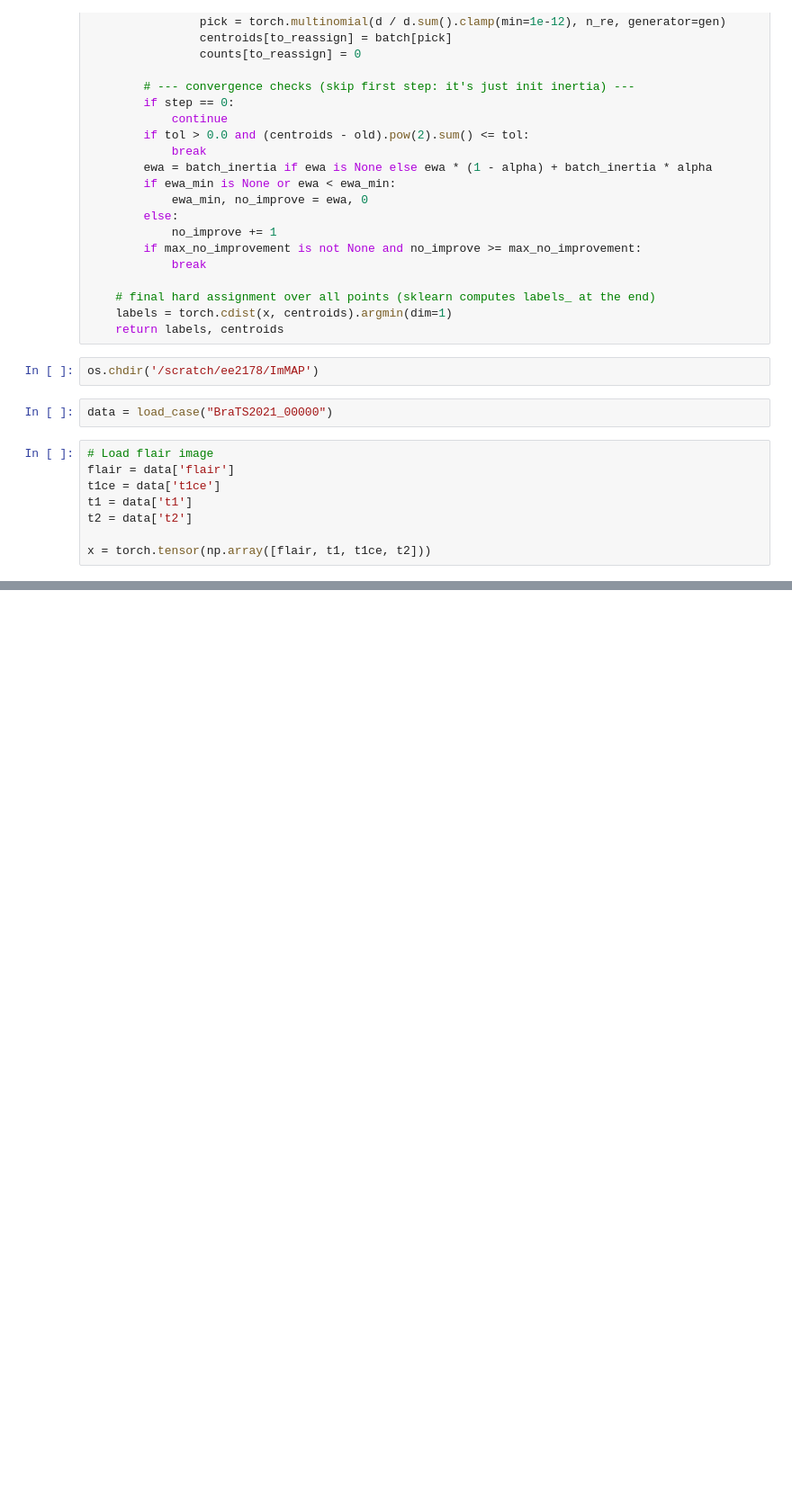
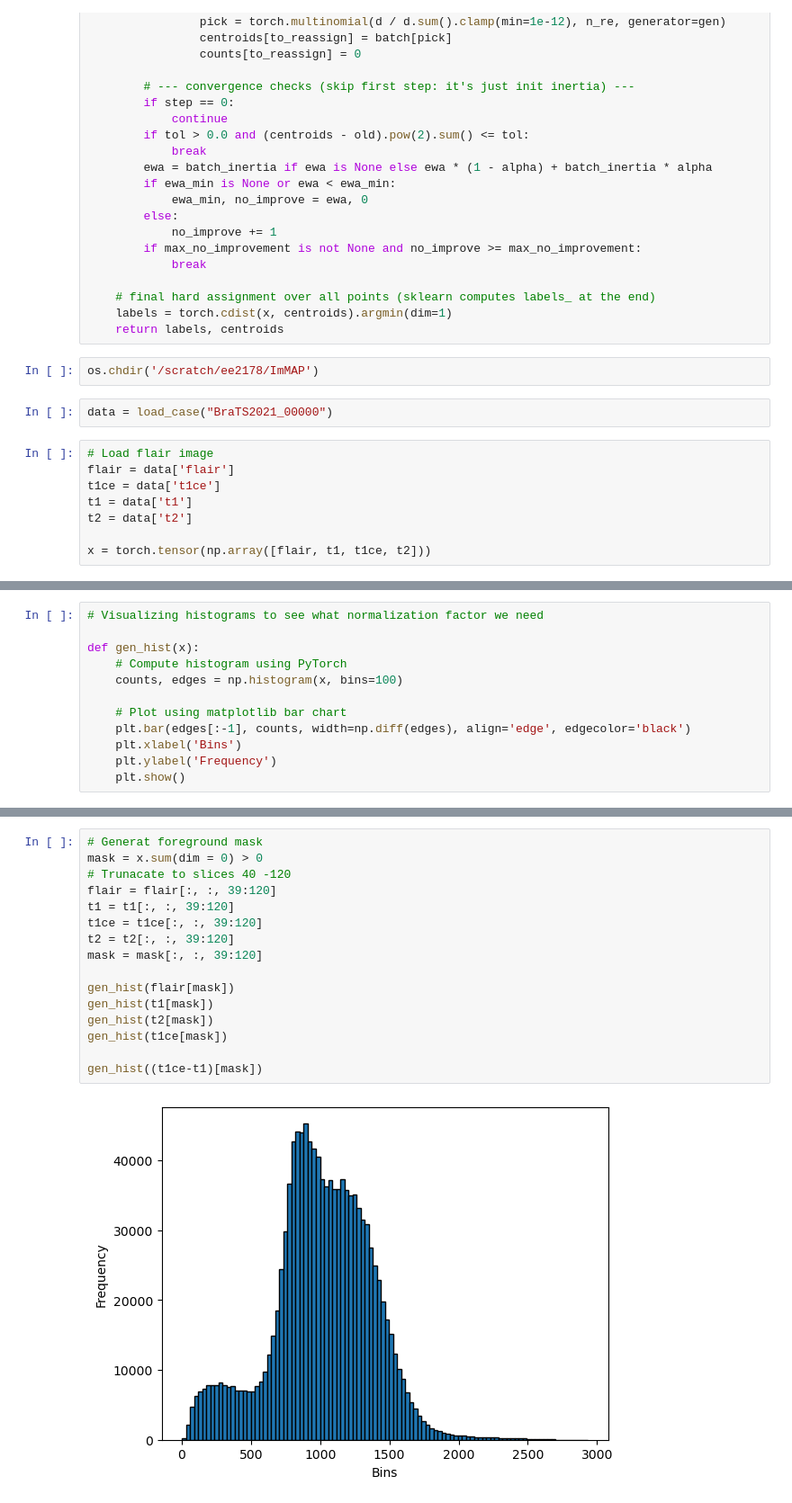
Before and after one commit to ee2178/ImMAP, a Jupyter notebook: notebooks/ccl.ipynb, the cells around one changed output, grey strips where cells are left out. Shown at 90% size. Saved outputs shown, nothing was run; the diff lists cells and outputs as text; blank space fills up the shorter version.

```diff
--- a/notebooks/ccl.ipynb
+++ b/notebooks/ccl.ipynb
@@ -359,0 +165,12 @@ plot_image(x_clustered, title = 'Constraint Map')
+# %%
+# Visualizing histograms to see what normalization factor we need
+
+def gen_hist(x):
+    # Compute histogram using PyTorch
+    counts, edges = np.histogram(x, bins=100)
+
+    # Plot using matplotlib bar chart
+    plt.bar(edges[:-1], counts, width=np.diff(edges), align='edge', edgecolor='black')
+    plt.xlabel('Bins')
+    plt.ylabel('Frequency')
+    plt.show()
@@ -359,0 +188,18 @@ plot_image(x_clustered, title = 'Constraint Map')
+# %%
+# Generat foreground mask
+mask = x.sum(dim = 0) > 0
+# Trunacate to slices 40 -120
+flair = flair[:, :, 39:120]
+t1 = t1[:, :, 39:120]
+t1ce = t1ce[:, :, 39:120]
+t2 = t2[:, :, 39:120]
+mask = mask[:, :, 39:120]
+
+gen_hist(flair[mask])
+gen_hist(t1[mask])
+gen_hist(t2[mask])
+gen_hist(t1ce[mask])
+
+gen_hist((t1ce-t1)[mask])
+# %% [output]
+[figure, added]
```
Also changed, not shown: parts of 14 cells of this notebook, 6 other files.
